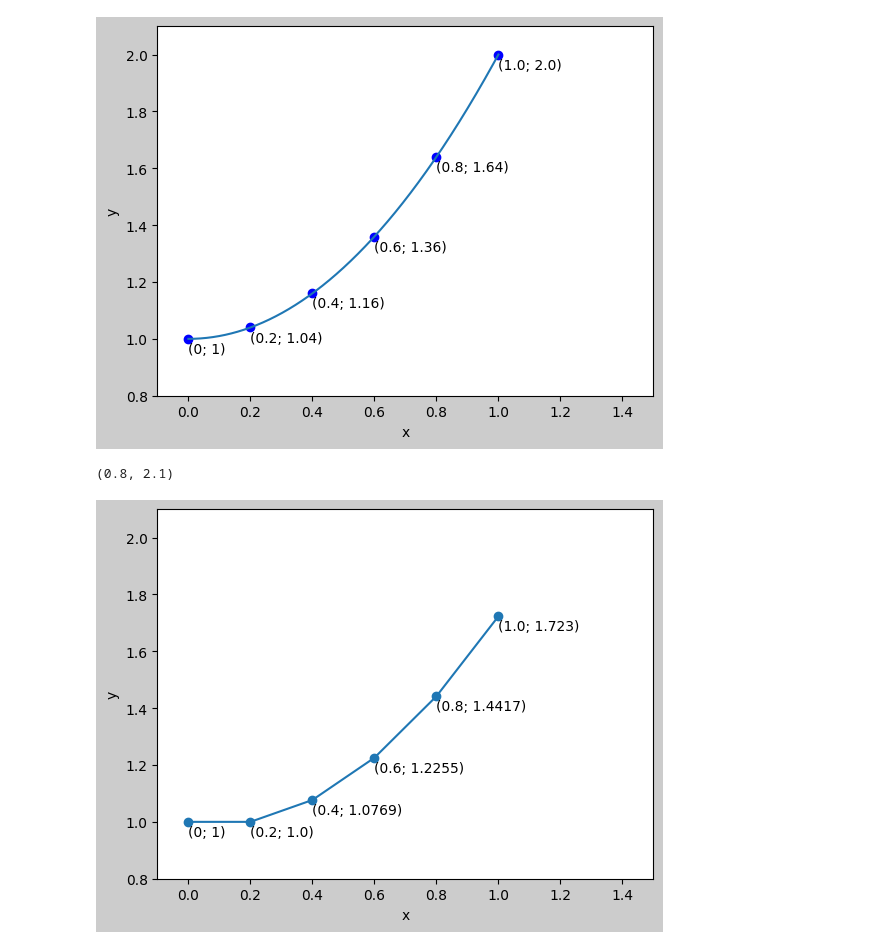
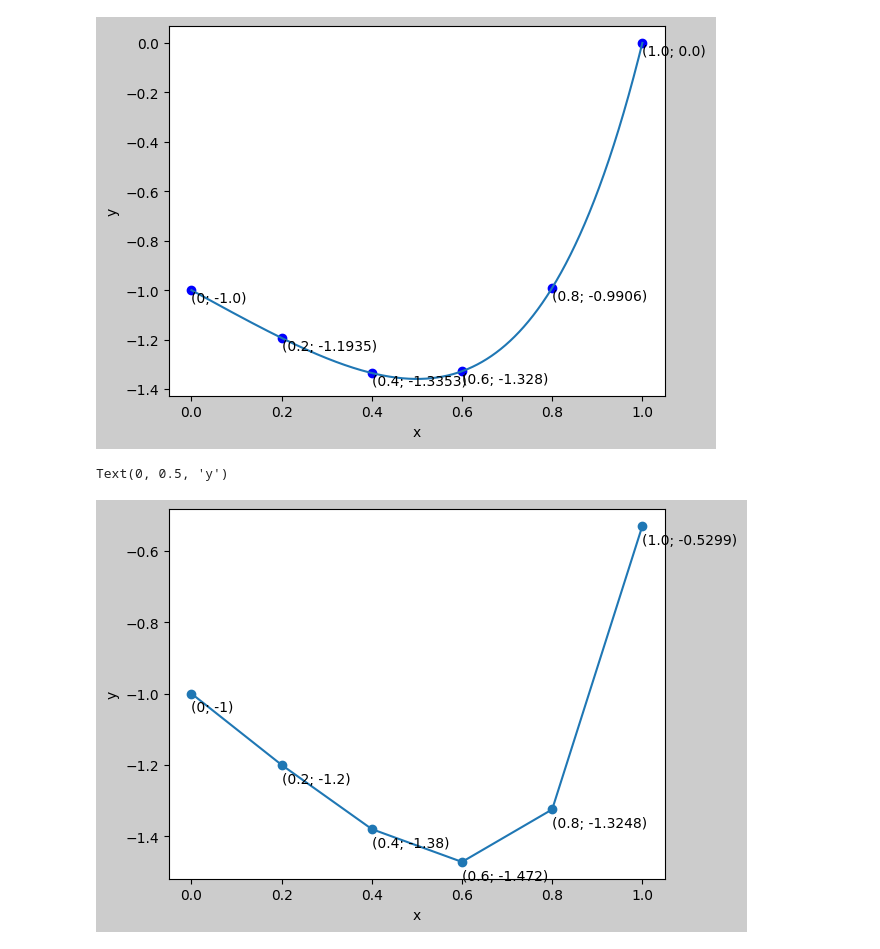
Before and after one commit to TINOYA/DIFF-RGR1, a Jupyter notebook: РГР1.ipynb, the cells around one changed output. Saved outputs shown, nothing was run; the diff lists cells and outputs as text; code cells hidden in the pictures.

```diff
--- a/РГР1.ipynb
+++ b/РГР1.ipynb
@@ -3,47 +3,48 @@ h=0.2
 # %%
 import matplotlib.pyplot as plt
 import numpy as np
 import matplotlib as mpl
 mpl.rcParams.update({
     'axes.facecolor': '1',
     'figure.facecolor': '0.8'
 })
 
 
 x = []
 y = []
 i = 0
-while (i<=1):
-  x.append(i)
-  y.append(i**2 + 1)
-  i+=0.000001
+while (i <= 1):
+    x.append(i)
+    y.append((i - 1) * np.exp(2 * i))  # Заменили y на (x - 1)e^(2x)
+    i += 0.000001
 
 i = 0
 x_a = []
 y_a = []
-while (i<=1):
-  x_a.append(i)
-  y_a.append(i**2 + 1)
-  plt.scatter(i, i**2 + 1, color = 'b')
-  plt.text(i, i**2 + 1 - 0.05, "("+str(round(i, 1))+"; "+str(round(i**2+1, 4))+')')
-  i+=h
+while (i <= 1):
+    x_a.append(i)
+    y_a.append((i - 1) * np.exp(2 * i))  # Заменили y на (x - 1)e^(2x)
+    plt.scatter(i, (i - 1) * np.exp(2 * i), color='b')  # Обновили для отображения
+    plt.text(i, (i - 1) * np.exp(2 * i) - 0.05, "(" + str(round(i, 1)) + "; " + str(round((i - 1) * np.exp(2 * i), 4)) + ')')
+    i += h
+
 
 
 plt.plot(x, y)
 plt.xlabel('х')
 plt.ylabel('y')
-plt.xlim([-0.1, 1.5])
-plt.ylim([0.8, 2.1])
+# plt.xlim([-0.1, 1.5])
+# plt.ylim([0.8, 2.1])
 
 plt.show()
 # %% [output]
-[figure, old version]
+[figure, new version]
 # %%
 def f(x, y):
-  return (2*x*y)/(x**2 + 1)
+  return (y*(2*x - 1))/(x - 1)
 
 xi = 0
-yi = 1
+yi = -1
 x_ei = [xi]
 y_ei = [yi]
 while (xi<1):
@@ -57,10 +58,10 @@ plt.text(xi, yi-0.05, "("+str(round(xi, 1))+"; "+str(round(yi, 4))+')')
 plt.plot(x_ei, y_ei, marker = 'o')
 plt.xlabel('х')
 plt.ylabel('y')
-plt.xlim([-0.1, 1.5])
-plt.ylim([0.8, 2.1])
+# plt.xlim([-0.1, 1.5])
+# plt.ylim([0.8, 2.1])
 # %% [output]
-(0.8, 2.1)
+Text(0, 0.5, 'y')
-[figure, old version]
+[figure, new version]
 # %%
 def f(x, y):
```
Also changed, not shown: parts of 2 cells of this notebook.
